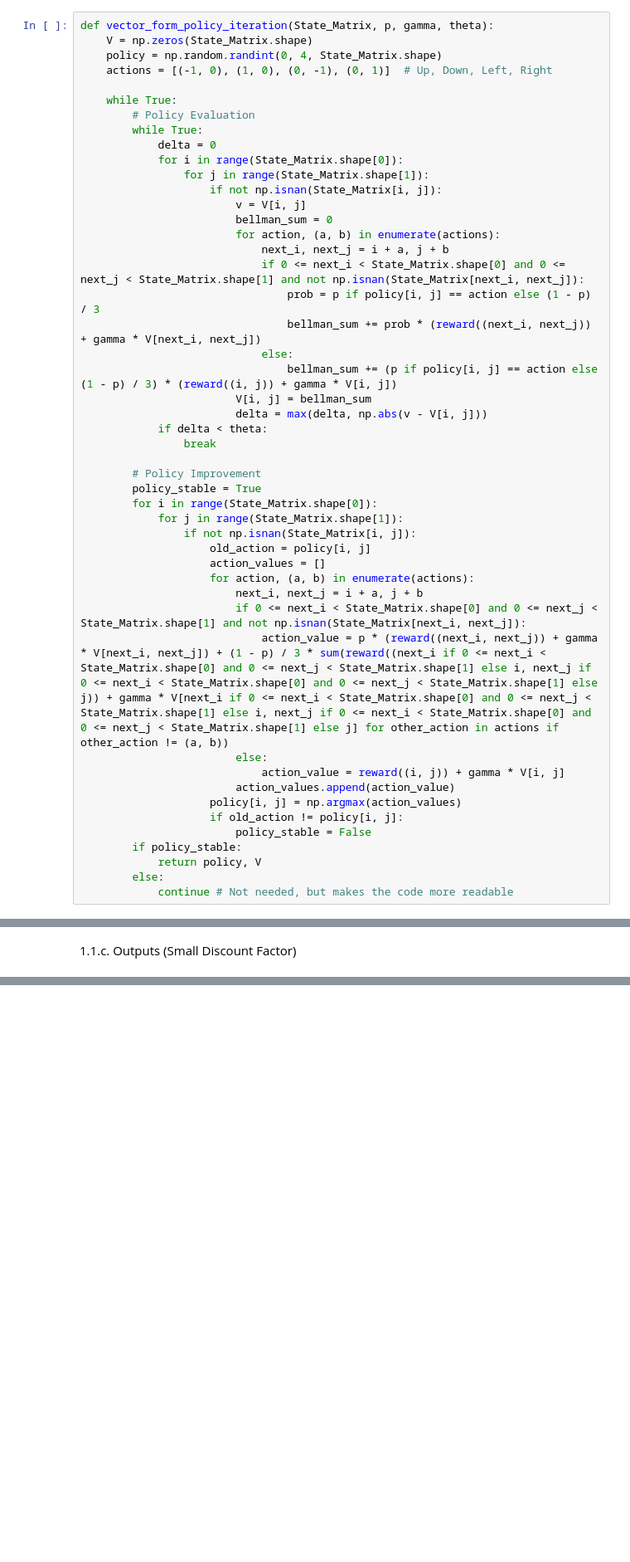
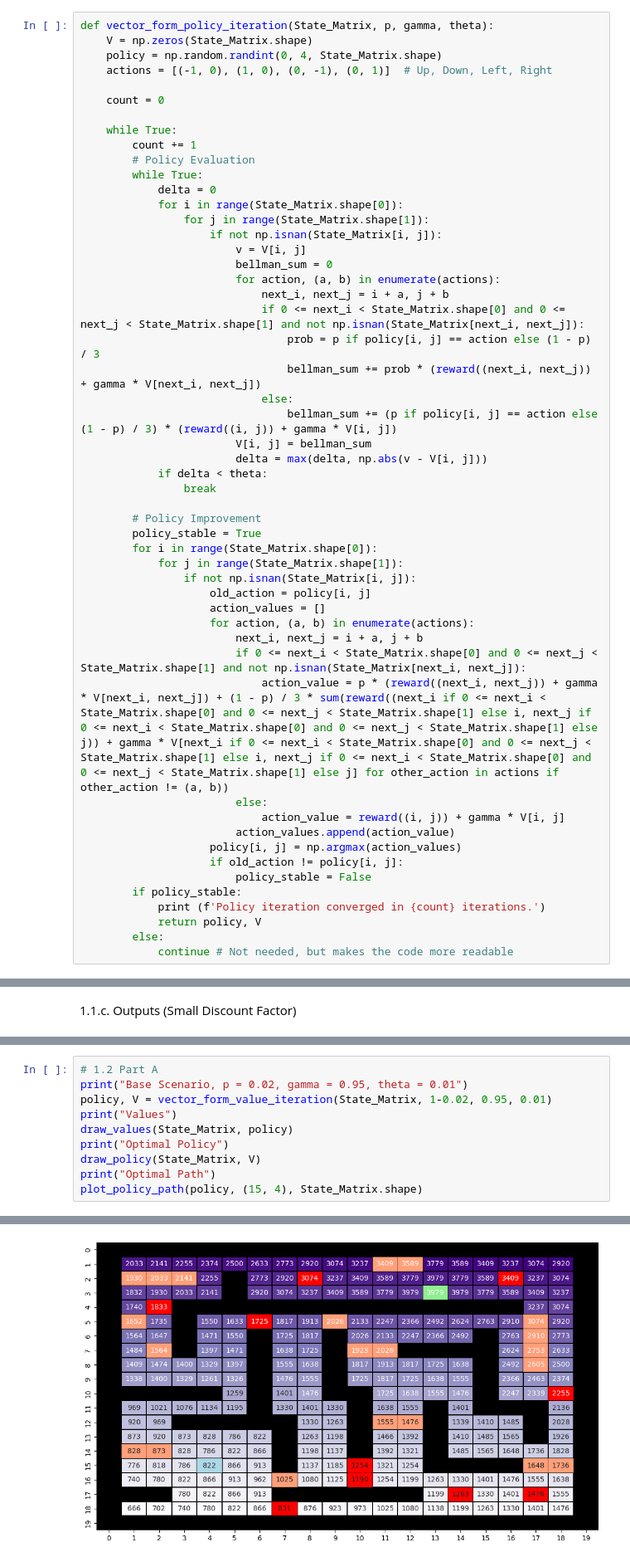
Before and after one commit to harrisonlsun/Reinforcement-Learning-Value-and-Policy-Iteration, a Jupyter notebook: EECE5698_Project2.ipynb, the cells around one changed output, grey strips where cells are left out. Shown at 83% size. Saved outputs shown, nothing was run; the diff lists cells and outputs as text; blank space fills up the shorter version.

```diff
--- a/EECE5698_Project2.ipynb
+++ b/EECE5698_Project2.ipynb
@@ -207,7 +210,10 @@ def vector_form_policy_iteration(State_Matrix, p, gamma, theta):
     policy = np.random.randint(0, 4, State_Matrix.shape)
     actions = [(-1, 0), (1, 0), (0, -1), (0, 1)]  # Up, Down, Left, Right
 
+    count = 0
+
     while True:
+        count += 1
         # Policy Evaluation
         while True:
             delta = 0
@@ -246,6 +252,7 @@ def vector_form_policy_iteration(State_Matrix, p, gamma, theta):
                     if old_action != policy[i, j]:
                         policy_stable = False
         if policy_stable:
+            print (f'Policy iteration converged in {count} iterations.')
             return policy, V
         else:
             continue # Not needed, but makes the code more readable
@@ -284,0 +369,11 @@ plot_policy_path(policy, (15, 4), State_Matrix.shape)
+# %%
+# 1.2 Part A
+print("Base Scenario, p = 0.02, gamma = 0.95, theta = 0.01")
+policy, V = vector_form_value_iteration(State_Matrix, 1-0.02, 0.95, 0.01)
+print("Values")
+draw_values(State_Matrix, policy)
+print("Optimal Policy")
+draw_policy(State_Matrix, V)
+print("Optimal Path")
+plot_policy_path(policy, (15, 4), State_Matrix.shape)
+# %% [output]
@@ -284,0 +383 @@ plot_policy_path(policy, (15, 4), State_Matrix.shape)
+[figure, added]
```
Also changed, not shown: parts of 15 cells of this notebook.
